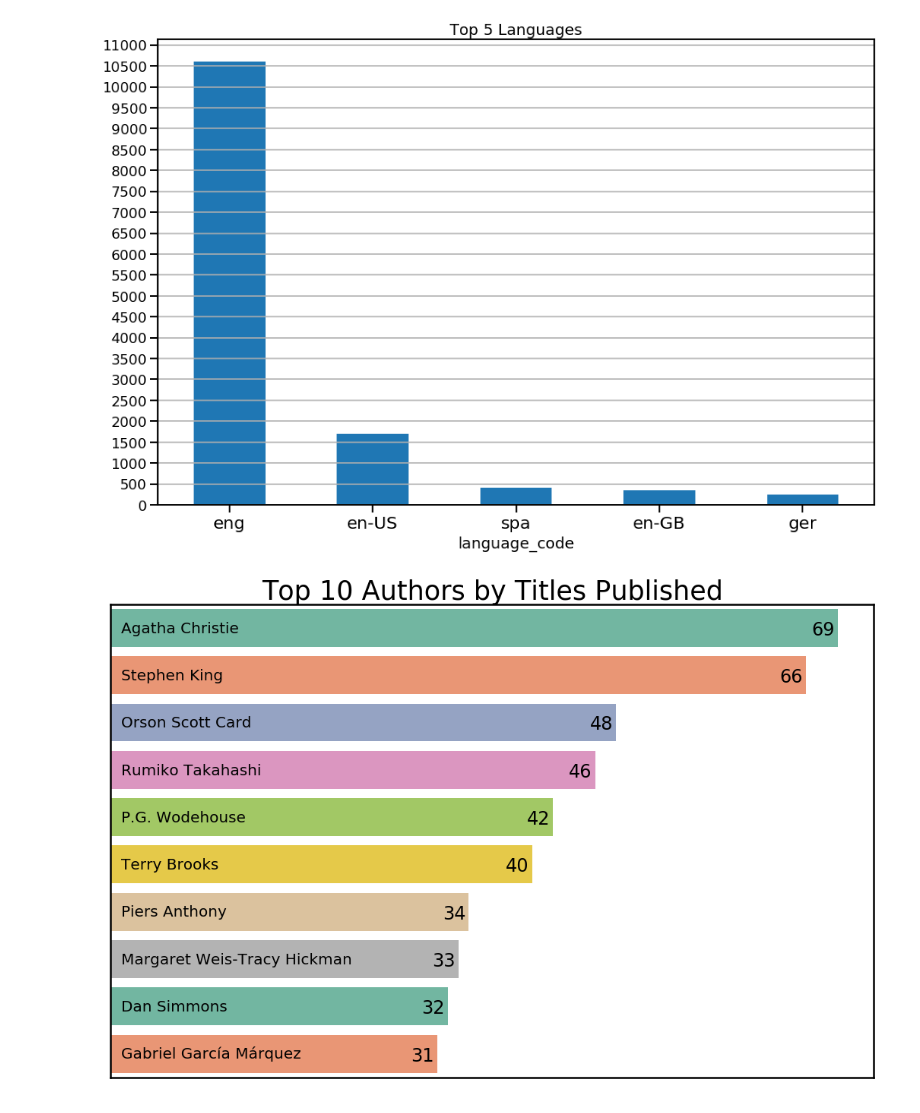
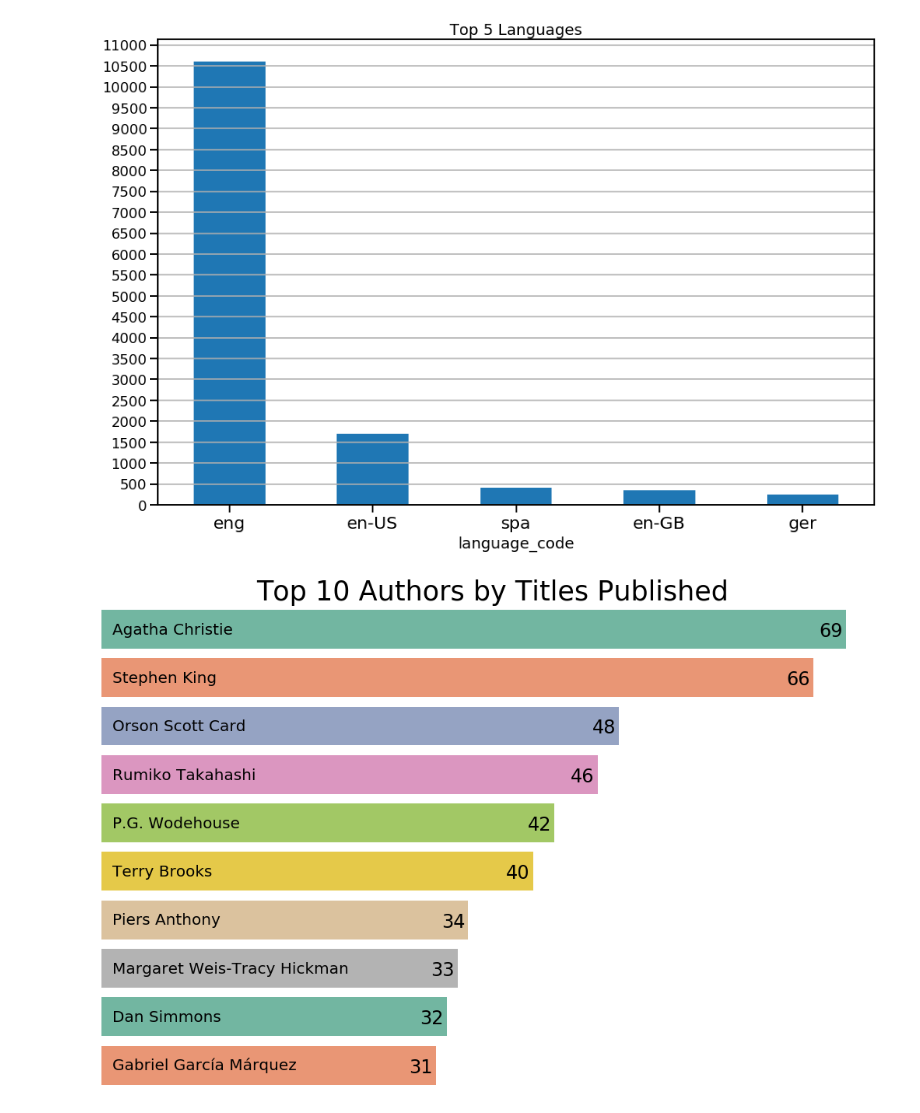
Before and after one commit to DanielPDWalker/Goodreads-Exploratory-Data-Analysis, a Jupyter notebook: Goodreadsbooks.ipynb, the cells around one changed output. Cells and saved outputs as stored; diff of their text form; code cells hidden in the pictures.

Commit message:
Added top 5 authors by average rating, top 5 authors by number of ratings. Added a minimalist graph function that un clutters my graphs

```diff
--- a/Goodreadsbooks.ipynb
+++ b/Goodreadsbooks.ipynb
@@ -119,21 +85,29 @@ plt.yticks([i*500 for i in range(0, 23)])
 plt.grid(axis='y')
 # %% [output]
 [figure]
+# %%
+def minimalhbargraph():
+    """Disables axis ticks and labels, outer axis 'box', sets seaborn context.
+       Makes the graph very minimalist. (Have to use ax.text to put the )
+    """
+    sns.set_context('poster')
+    ax.set_ylabel('')
+    ax.set_xlabel("")
+    ax.set_yticks([])
+    ax.set_xticks([])
+    plt.tight_layout()
+    ax.axis('off')
 # %%
 sns.set_context('poster')
 most_books = df.groupby('authors')['title'].count().reset_index().sort_values('title', ascending=False).head(10).set_index('authors')
 plt.figure(figsize=(15,10))
 ax = sns.barplot(most_books['title'], most_books.index, palette='Set2')
 ax.set_title("Top 10 Authors by Titles Published", fontsize=35)
-ax.set_ylabel('')
-ax.set_xlabel("")
-ax.set_yticks([])
-ax.set_xticks([])
-plt.tight_layout()
+minimalhbargraph()
 num = 0
 for i in ax.patches:
     ax.text(i.get_width()-2.5, i.get_y()+0.55, str(round(i.get_width()))[:-2], fontsize = 24, color = 'k')
-    ax.text(i.get_width()-i.get_width()+1 , i.get_y()+0.5, str(most_books.index[num]), fontsize = 20, color = 'k')
-    num = num + 1
+    ax.text(1 , i.get_y()+0.5, str(most_books.index[num]), fontsize = 20, color = 'k')
+    num += 1
 # %% [output]
-[figure, old version]
+[figure, new version]
```
Also changed, not shown: parts of 11 cells of this notebook.
